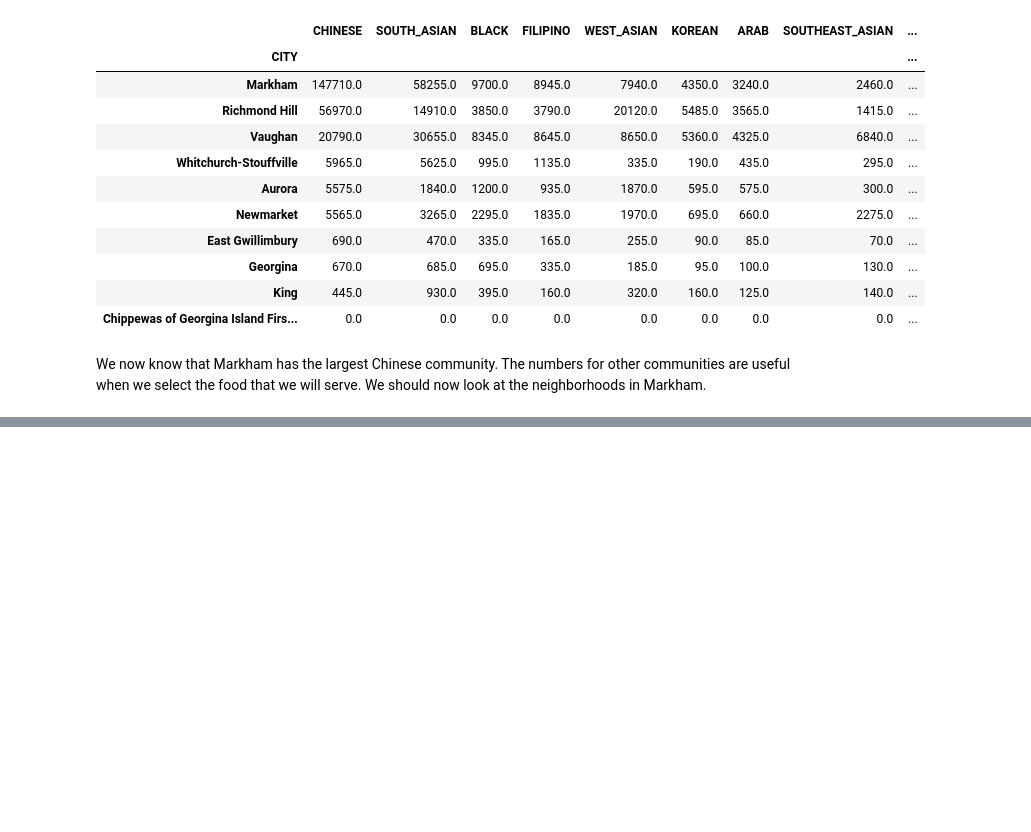
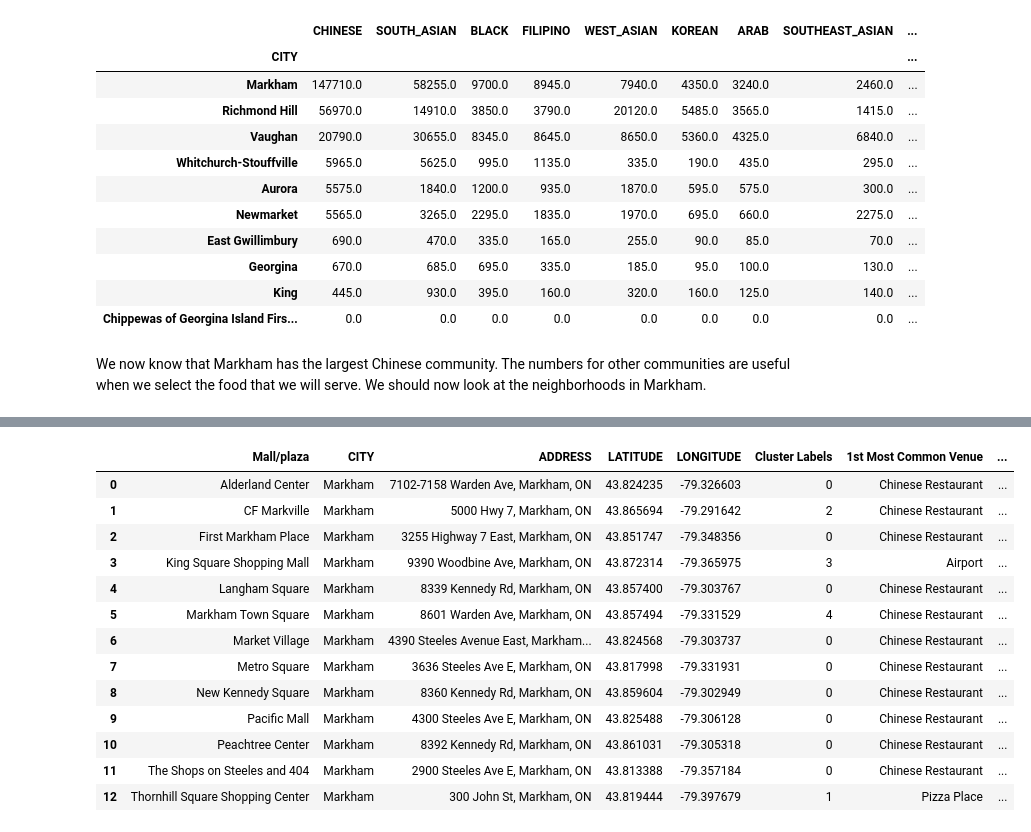
Before and after one commit to kunzaizhao/Coursera_Capstone, a Jupyter notebook: Battle_of_Neighborhoods_project.ipynb, the cells around one changed output, grey strips where cells are left out. Saved outputs shown, nothing was run; the diff lists cells and outputs as text; code cells hidden in the pictures; blank space fills up the shorter version.

```diff
--- a/Battle_of_Neighborhoods_project.ipynb
+++ b/Battle_of_Neighborhoods_project.ipynb
@@ -381,0 +542,13 @@ markham_east
+# %%
+# define a function that return list of venue categories in descending order of popularity
+def return_most_common_venues(row, num_top_venues):
+    '''
+
+    row: neighborhood,
+    num_top_venues: number of venue categories returned.
+
+    '''
+    row_categories = row.iloc[1:]
+    row_categories_sorted = row_categories.sort_values(ascending=False)
+
+    return row_categories_sorted.index.values[0:num_top_venues]
@@ -381,0 +594,17 @@ markham_east
+# %%
+# set number of clusters, best value by observation
+kclusters = 5
+
+markham_grouped_clustering = markham_grouped.drop('Mall/plaza', axis = 1)
+
+# run agglomerative clustering
+tree = AgglomerativeClustering(n_clusters = kclusters, affinity = 'cosine', linkage = 'complete').fit(markham_grouped_clustering)
+#kmeans = KMeans(n_clusters = kclusters, init='k-means++', n_init=10, random_state=0).fit(markham_grouped_clustering)
+
+# add clustering labels to venues_ranked
+try:
+    venues_ranked.insert(0, 'Cluster Labels', tree.labels_)
+except:
+    venues_ranked.drop(columns = 'Cluster Labels', inplace = True)
+    venues_ranked.insert(0, 'Cluster Labels', tree.labels_)
+venues_ranked
@@ -381,0 +626,22 @@ markham_east
+# %%
+# drop J-Town
+markham_clustered = mall_plaza.set_index('NAME').drop(index = 'J-Town').reset_index().rename(columns = {'NAME': 'Mall/plaza'})
+
+#merge with markham_venues_mod
+markham_clustered = markham_clustered.join(venues_ranked.set_index('Mall/plaza'), on='Mall/plaza')
+markham_clustered
+# %% [output]
+|  | Mall/plaza | CITY | ADDRESS | LATITUDE | LONGITUDE | Cluster Labels | 1st Most Common Venue | ... |
+| 0 | Alderland Center | Markham | 7102-7158 Warden Ave, Markham, ON | 43.824235 | -79.326603 | 0 | Chinese Restaurant | ... |
+| 1 | CF Markville | Markham | 5000 Hwy 7, Markham, ON | 43.865694 | -79.291642 | 2 | Chinese Restaurant | ... |
+| 2 | First Markham Place | Markham | 3255 Highway 7 East, Markham, ON | 43.851747 | -79.348356 | 0 | Chinese Restaurant | ... |
+| 3 | King Square Shopping Mall | Markham | 9390 Woodbine Ave, Markham, ON | 43.872314 | -79.365975 | 3 | Airport | ... |
+| 4 | Langham Square | Markham | 8339 Kennedy Rd, Markham, ON | 43.857400 | -79.303767 | 0 | Chinese Restaurant | ... |
+| 5 | Markham Town Square | Markham | 8601 Warden Ave, Markham, ON | 43.857494 | -79.331529 | 4 | Chinese Restaurant | ... |
+| 6 | Market Village | Markham | 4390 Steeles Avenue East, Markham... | 43.824568 | -79.303737 | 0 | Chinese Restaurant | ... |
+| 7 | Metro Square | Markham | 3636 Steeles Ave E, Markham, ON | 43.817998 | -79.331931 | 0 | Chinese Restaurant | ... |
+| 8 | New Kennedy Square | Markham | 8360 Kennedy Rd, Markham, ON | 43.859604 | -79.302949 | 0 | Chinese Restaurant | ... |
+| 9 | Pacific Mall | Markham | 4300 Steeles Ave E, Markham, ON | 43.825488 | -79.306128 | 0 | Chinese Restaurant | ... |
+| 10 | Peachtree Center | Markham | 8392 Kennedy Rd, Markham, ON | 43.861031 | -79.305318 | 0 | Chinese Restaurant | ... |
+| 11 | The Shops on Steeles and 404 | Markham | 2900 Steeles Ave E, Markham, ON | 43.813388 | -79.357184 | 0 | Chinese Restaurant | ... |
+| 12 | Thornhill Square Shopping Center | Markham | 300 John St, Markham, ON | 43.819444 | -79.397679 | 1 | Pizza Place | ... |
```
Also changed, not shown: parts of 66 cells of this notebook.
